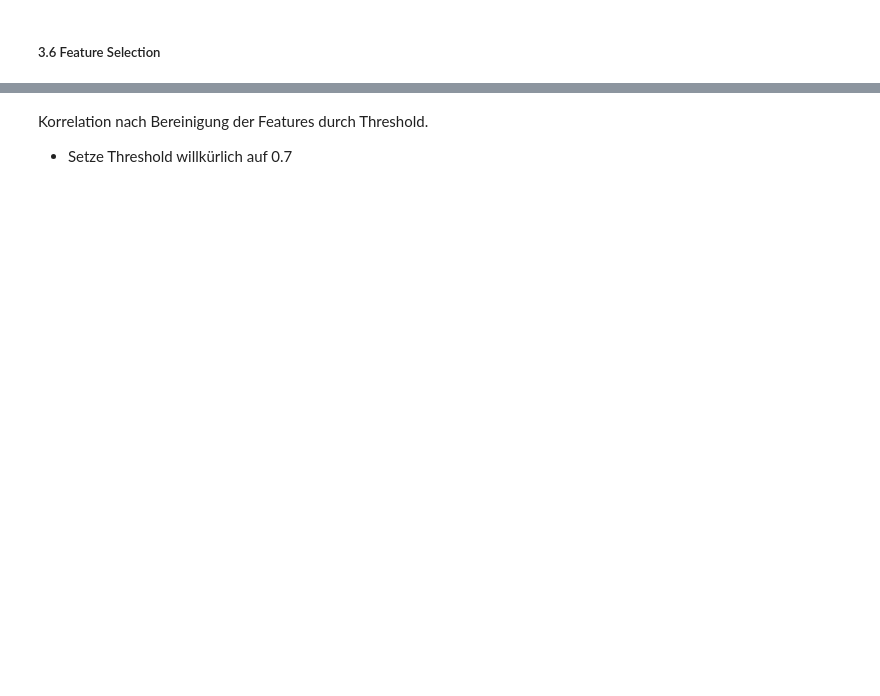
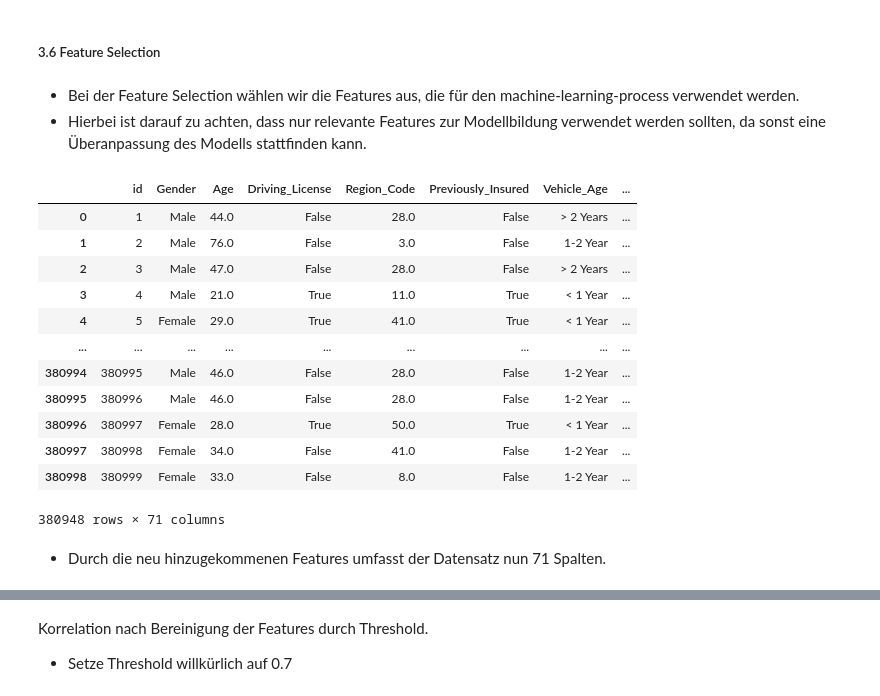
Before and after one commit to Oshimani/datanalaysispython_ws2122, a Jupyter notebook: DatenAnalyseMitPython.ipynb, the cells around one changed output, grey strips where cells are left out. Drawn from its saved outputs; the diff is of its cells as text; code cells hidden in the pictures; blank space fills up the shorter version.

```diff
--- a/DatenAnalyseMitPython.ipynb
+++ b/DatenAnalyseMitPython.ipynb
@@ -1137,5 +1598,27 @@ train.columns
 # %% [markdown]
 ##### 3.6 Feature Selection <a class="anchor" id="section_3_6"></a>
+# %% [markdown]
+- Bei der Feature Selection wählen wir die Features aus, die für den machine-learning-process verwendet werden.
+- Hierbei ist darauf zu achten, dass nur relevante Features zur Modellbildung verwendet werden sollten, da sonst eine Überanpassung des Modells stattfinden kann.
+# %%
+pd.set_option('display.max_columns', 100)
+train
+# %% [output]
+|  | id | Gender | Age | Driving_License | Region_Code | Previously_Insured | Vehicle_Age | ... |
+| 0 | 1 | Male | 44.0 | False | 28.0 | False | > 2 Years | ... |
+| 1 | 2 | Male | 76.0 | False | 3.0 | False | 1-2 Year | ... |
+| 2 | 3 | Male | 47.0 | False | 28.0 | False | > 2 Years | ... |
+| 3 | 4 | Male | 21.0 | True | 11.0 | True | < 1 Year | ... |
+| 4 | 5 | Female | 29.0 | True | 41.0 | True | < 1 Year | ... |
+| ... | ... | ... | ... | ... | ... | ... | ... | ... |
+| 380994 | 380995 | Male | 46.0 | False | 28.0 | False | 1-2 Year | ... |
+| 380995 | 380996 | Male | 46.0 | False | 28.0 | False | 1-2 Year | ... |
+| 380996 | 380997 | Female | 28.0 | True | 50.0 | True | < 1 Year | ... |
+| 380997 | 380998 | Female | 34.0 | False | 41.0 | False | 1-2 Year | ... |
+| 380998 | 380999 | Female | 33.0 | False | 8.0 | False | 1-2 Year | ... |
+380948 rows × 71 columns
+# %% [markdown]
+- Durch die neu hinzugekommenen Features umfasst der Datensatz nun 71 Spalten.
 # %%
 # korrelation aller Variablen
 correlation_matrix(train, 24, 12, False, "seismic")
```
Also changed, not shown: parts of 67 cells of this notebook.
